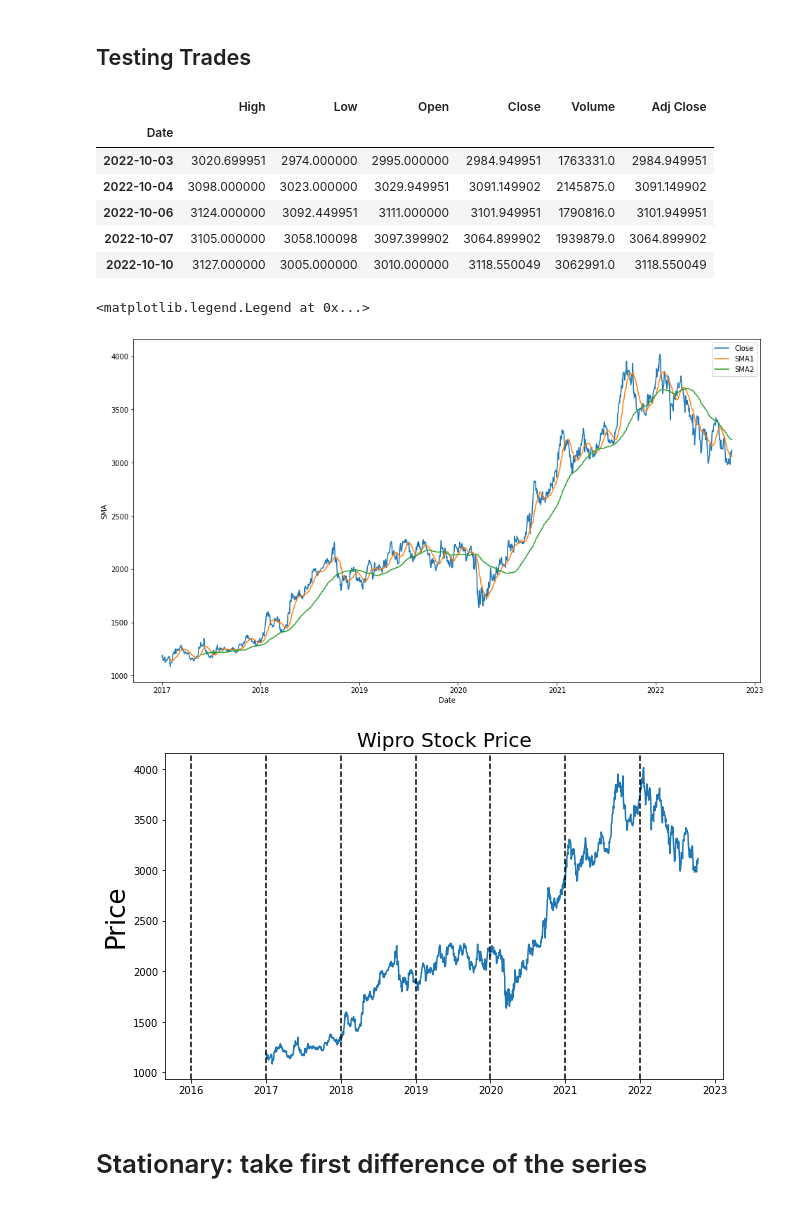
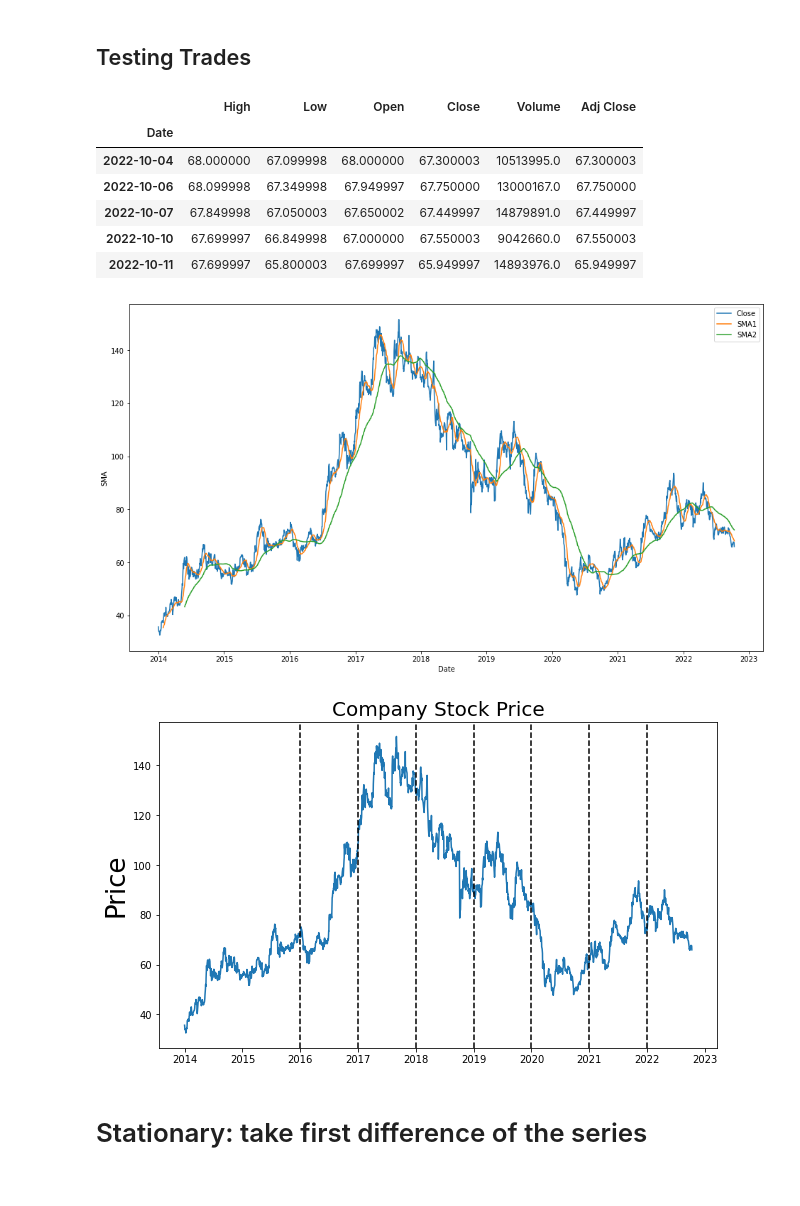
Before and after one commit to omsouravsharma/Python_for_algorithmic_trading-, a Jupyter notebook: ASM.ipynb, the cells around one changed output. Drawn from its saved outputs; the diff is of its cells as text; code cells hidden in the pictures.

```diff
--- a/ASM.ipynb
+++ b/ASM.ipynb
@@ -15,3 +17,3 @@ import seaborn as sns
 # %%
-company = 'TCS.NS'
-data = web.DataReader(company, 'yahoo', '2017-01-01','2022-10-30')
+company = 'IOC.NS'
+data = web.DataReader(company, 'yahoo', '2014-01-01',datetime.now())
@@ -40,11 +22,11 @@ data.tail()
 # %% [output]
 |  | High | Low | Open | Close | Volume | Adj Close |
 | Date |  |  |  |  |  |  |
-| 2022-10-03 | 3020.699951 | 2974.000000 | 2995.000000 | 2984.949951 | 1763331.0 | 2984.949951 |
-| 2022-10-04 | 3098.000000 | 3023.000000 | 3029.949951 | 3091.149902 | 2145875.0 | 3091.149902 |
-| 2022-10-06 | 3124.000000 | 3092.449951 | 3111.000000 | 3101.949951 | 1790816.0 | 3101.949951 |
-| 2022-10-07 | 3105.000000 | 3058.100098 | 3097.399902 | 3064.899902 | 1939879.0 | 3064.899902 |
-| 2022-10-10 | 3127.000000 | 3005.000000 | 3010.000000 | 3118.550049 | 3062991.0 | 3118.550049 |
+| 2022-10-04 | 68.000000 | 67.099998 | 68.000000 | 67.300003 | 10513995.0 | 67.300003 |
+| 2022-10-06 | 68.099998 | 67.349998 | 67.949997 | 67.750000 | 13000167.0 | 67.750000 |
+| 2022-10-07 | 67.849998 | 67.050003 | 67.650002 | 67.449997 | 14879891.0 | 67.449997 |
+| 2022-10-10 | 67.699997 | 66.849998 | 67.000000 | 67.550003 | 9042660.0 | 67.550003 |
+| 2022-10-11 | 67.699997 | 65.800003 | 67.699997 | 65.949997 | 14893976.0 | 65.949997 |
 # %%
 # Calculate the Moving average of closing price
 
@@ -58,22 +40,21 @@ ax.plot(data['SMA1'].index, data['SMA1'], label= 'SMA1')
 ax.plot(data['SMA2'].index, data['SMA2'], label= 'SMA2')
 ax.set_xlabel('Date')
 ax.set_ylabel('SMA')
-ax.legend()
+ax.legend();
 # %% [output]
-<matplotlib.legend.Legend at 0x...>
-[figure, old version]
+[figure, new version]
 # %%
-wipro = data['Close']
-wipro_df = pd.DataFrame(wipro)
+df_close = data['Close']
+df_close = pd.DataFrame(df_close)
 # %%
 plt.figure(figsize = (10,6))
-plt.plot(wipro_df.Close)
-plt.title(f"Wipro Stock Price", fontsize=20)
+plt.plot(df_close.Close)
+plt.title(f"Company Stock Price", fontsize=20)
 plt.ylabel("Price", fontsize=26)
 for year in range(2016,2023):
     plt.axvline(pd.to_datetime(str(year)+'-01-01'), color= 'k',linestyle='--')
 # %% [output]
-[figure, old version]
+[figure, new version]
 # %% [markdown]
 # Stationary: take first difference of the series
 # %%
```
Also changed, not shown: parts of 20 cells of this notebook, 3 other files.
